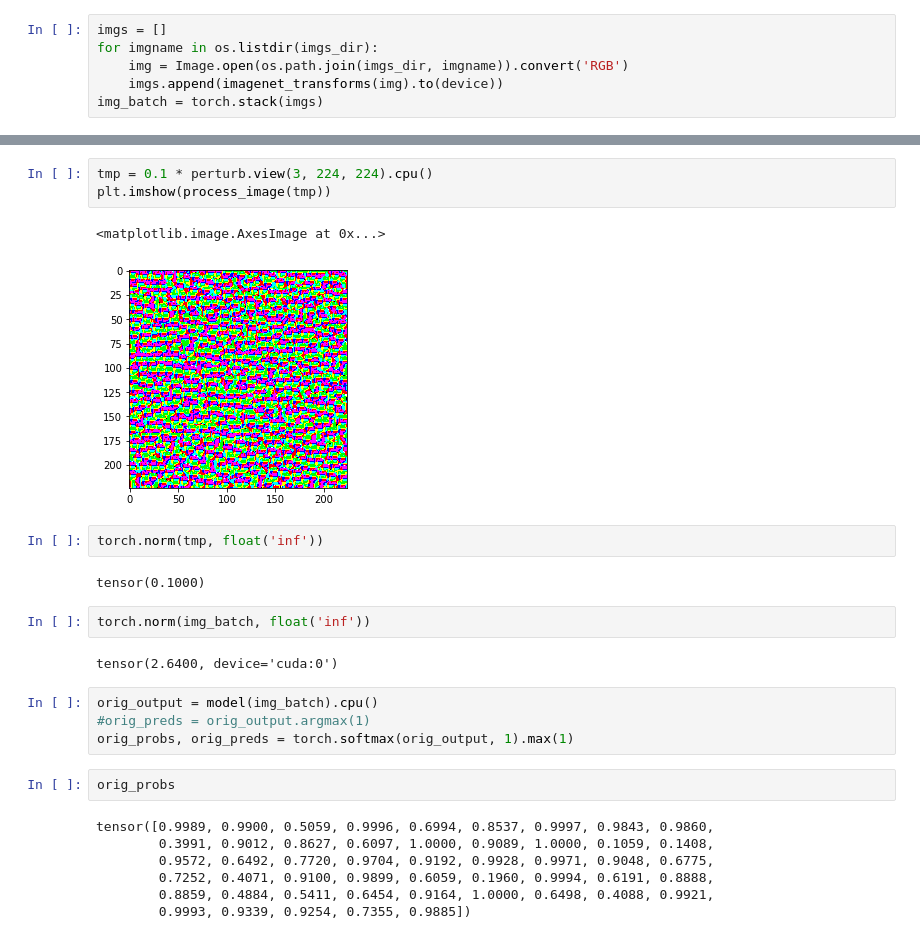
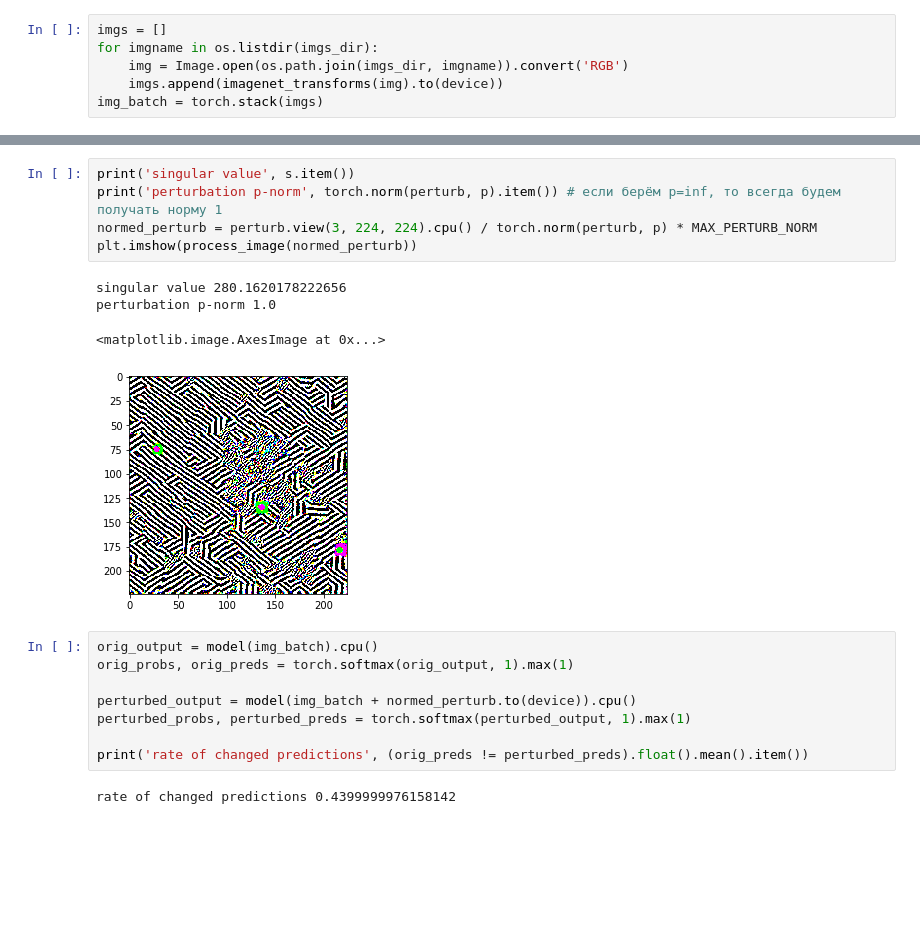
Before and after one commit to granilace/HSE-DL-Project, a Jupyter notebook: v2/try.ipynb, the cells around one changed output, grey strips where cells are left out. Saved outputs shown, nothing was run; the diff lists cells and outputs as text; blank space fills up the shorter version.

```diff
--- a/v2/try.ipynb
+++ b/v2/try.ipynb
@@ -58,27 +58,20 @@ Wall time: 3min 52s
-# %%
-tmp = 0.1 * perturb.view(3, 224, 224).cpu()
-plt.imshow(process_image(tmp))
-# %% [output]
-<matplotlib.image.AxesImage at 0x...>
-[figure, removed]
-# %%
-torch.norm(tmp, float('inf'))
-# %% [output]
-tensor(0.1000)
-# %%
-torch.norm(img_batch, float('inf'))
-# %% [output]
-tensor(2.6400, device='cuda:0')
+# %%
+print('singular value', s.item())
+print('perturbation p-norm', torch.norm(perturb, p).item()) # если берём p=inf, то всегда будем получать норму 1
+normed_perturb = perturb.view(3, 224, 224).cpu() / torch.norm(perturb, p) * MAX_PERTURB_NORM
+plt.imshow(process_image(normed_perturb))
+# %% [output]
+singular value 280.1620178222656
+perturbation p-norm 1.0
+<matplotlib.image.AxesImage at 0x...>
+[figure, added]
 # %%
 orig_output = model(img_batch).cpu()
-#orig_preds = orig_output.argmax(1)
 orig_probs, orig_preds = torch.softmax(orig_output, 1).max(1)
+
+perturbed_output = model(img_batch + normed_perturb.to(device)).cpu()
+perturbed_probs, perturbed_preds = torch.softmax(perturbed_output, 1).max(1)
+
+print('rate of changed predictions', (orig_preds != perturbed_preds).float().mean().item())
+# %% [output]
+rate of changed predictions 0.4399999976158142
-# %%
-orig_probs
-# %% [output]
-tensor([0.9989, 0.9900, 0.5059, 0.9996, 0.6994, 0.8537, 0.9997, 0.9843, 0.9860,
-        0.3991, 0.9012, 0.8627, 0.6097, 1.0000, 0.9089, 1.0000, 0.1059, 0.1408,
-        0.9572, 0.6492, 0.7720, 0.9704, 0.9192, 0.9928, 0.9971, 0.9048, 0.6775,
-        0.7252, 0.4071, 0.9100, 0.9899, 0.6059, 0.1960, 0.9994, 0.6191, 0.8888,
-        0.8859, 0.4884, 0.5411, 0.6454, 0.9164, 1.0000, 0.6498, 0.4088, 0.9921,
-        0.9993, 0.9339, 0.9254, 0.7355, 0.9885])
```
Also changed, not shown: parts of 15 cells of this notebook, 2 other files.
